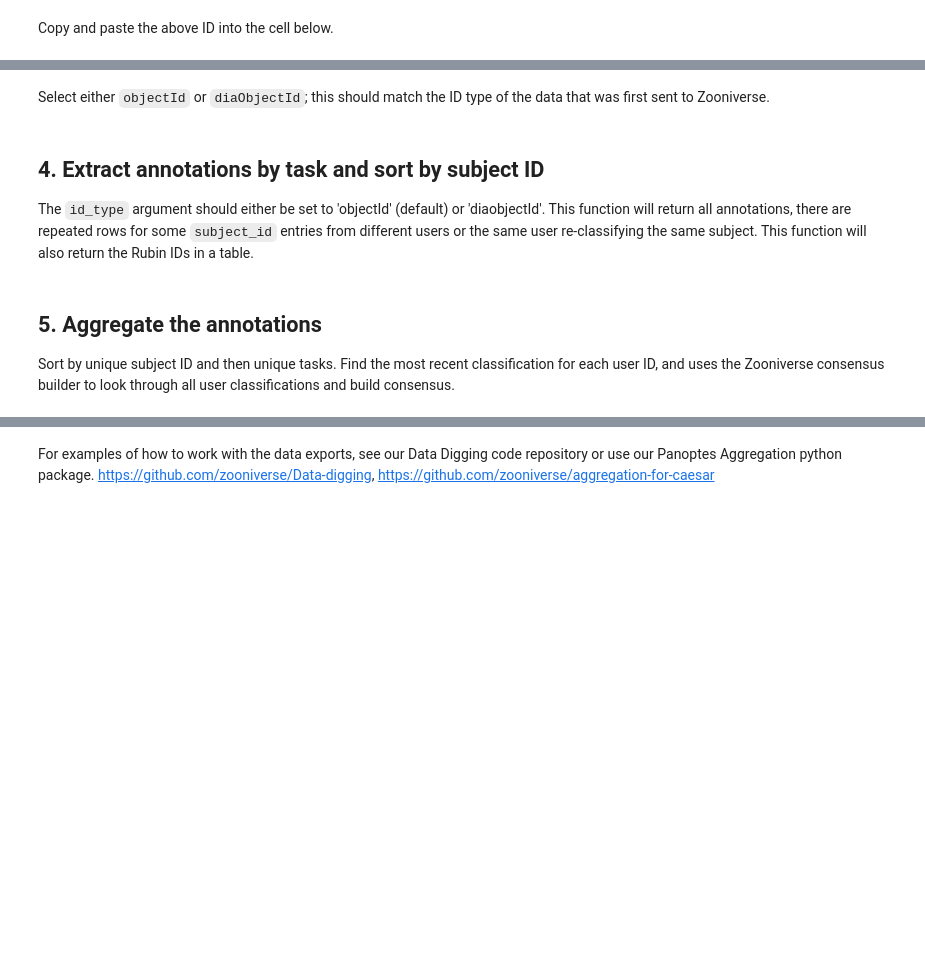
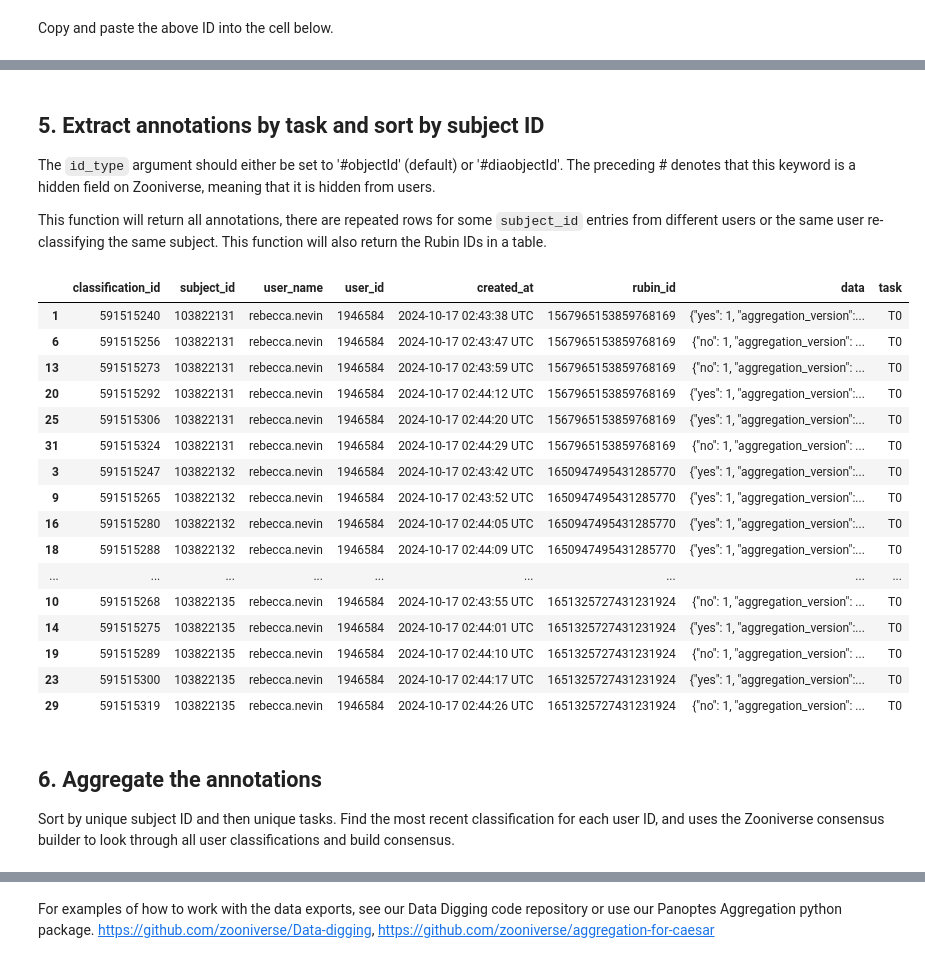
Before and after one commit to lsst-epo/citizen-science-notebooks, a Jupyter notebook: 03_Aggregate_Classifications.ipynb, the cells around one changed output, grey strips where cells are left out. Drawn from its saved outputs; the diff is of its cells as text; code cells hidden in the pictures; blank space fills up the shorter version.

```diff
--- a/03_Aggregate_Classifications.ipynb
+++ b/03_Aggregate_Classifications.ipynb
@@ -325,13 +355,31 @@ classification_data
-# %% [markdown]
-Select either `objectId` or `diaObjectId`; this should match the ID type of the data that was first sent to Zooniverse.
 # %% [markdown]
-## 4. Extract annotations by task and sort by subject ID
-The `id_type` argument should either be set to 'objectId' (default) or 'diaobjectId'. This function will return all annotations, there are repeated rows for some `subject_id` entries from different users or the same user re-classifying the same subject. This function will also return the Rubin IDs in a table.
+## 5. Extract annotations by task and sort by subject ID
+The `id_type` argument should either be set to '#objectId' (default) or '#diaobjectId'. The preceding # denotes that this keyword is a hidden field on Zooniverse, meaning that it is hidden from users.
+
+This function will return all annotations, there are repeated rows for some `subject_id` entries from different users or the same user re-classifying the same subject. This function will also return the Rubin IDs in a table.
 # %%
-extracted_data = extract_data(classification_data, id_type='objectId')
+extracted_data = extract_data(classification_data, id_type='#objectId')
 extracted_data
+# %% [output]
+|  | classification_id | subject_id | user_name | user_id | created_at | rubin_id | data | task |
+| 1 | 591515240 | 103822131 | rebecca.nevin | 1946584 | 2024-10-17 02:43:38 UTC | 1567965153859768169 | {"yes": 1, "aggregation_version":... | T0 |
+| 6 | 591515256 | 103822131 | rebecca.nevin | 1946584 | 2024-10-17 02:43:47 UTC | 1567965153859768169 | {"no": 1, "aggregation_version": ... | T0 |
+| 13 | 591515273 | 103822131 | rebecca.nevin | 1946584 | 2024-10-17 02:43:59 UTC | 1567965153859768169 | {"no": 1, "aggregation_version": ... | T0 |
+| 20 | 591515292 | 103822131 | rebecca.nevin | 1946584 | 2024-10-17 02:44:12 UTC | 1567965153859768169 | {"yes": 1, "aggregation_version":... | T0 |
+| 25 | 591515306 | 103822131 | rebecca.nevin | 1946584 | 2024-10-17 02:44:20 UTC | 1567965153859768169 | {"yes": 1, "aggregation_version":... | T0 |
+| 31 | 591515324 | 103822131 | rebecca.nevin | 1946584 | 2024-10-17 02:44:29 UTC | 1567965153859768169 | {"no": 1, "aggregation_version": ... | T0 |
+| 3 | 591515247 | 103822132 | rebecca.nevin | 1946584 | 2024-10-17 02:43:42 UTC | 1650947495431285770 | {"yes": 1, "aggregation_version":... | T0 |
+| 9 | 591515265 | 103822132 | rebecca.nevin | 1946584 | 2024-10-17 02:43:52 UTC | 1650947495431285770 | {"yes": 1, "aggregation_version":... | T0 |
+| 16 | 591515280 | 103822132 | rebecca.nevin | 1946584 | 2024-10-17 02:44:05 UTC | 1650947495431285770 | {"yes": 1, "aggregation_version":... | T0 |
+| 18 | 591515288 | 103822132 | rebecca.nevin | 1946584 | 2024-10-17 02:44:09 UTC | 1650947495431285770 | {"yes": 1, "aggregation_version":... | T0 |
+| ... | ... | ... | ... | ... | ... | ... | ... | ... |
+| 10 | 591515268 | 103822135 | rebecca.nevin | 1946584 | 2024-10-17 02:43:55 UTC | 1651325727431231924 | {"no": 1, "aggregation_version": ... | T0 |
+| 14 | 591515275 | 103822135 | rebecca.nevin | 1946584 | 2024-10-17 02:44:01 UTC | 1651325727431231924 | {"yes": 1, "aggregation_version":... | T0 |
+| 19 | 591515289 | 103822135 | rebecca.nevin | 1946584 | 2024-10-17 02:44:10 UTC | 1651325727431231924 | {"no": 1, "aggregation_version": ... | T0 |
+| 23 | 591515300 | 103822135 | rebecca.nevin | 1946584 | 2024-10-17 02:44:17 UTC | 1651325727431231924 | {"yes": 1, "aggregation_version":... | T0 |
+| 29 | 591515319 | 103822135 | rebecca.nevin | 1946584 | 2024-10-17 02:44:26 UTC | 1651325727431231924 | {"no": 1, "aggregation_version": ... | T0 |
 # %% [markdown]
-## 5. Aggregate the annotations
+## 6. Aggregate the annotations
 Sort by unique subject ID and then unique tasks. Find the most recent classification for each user ID, and uses the Zooniverse consensus builder to look through all user classifications and build consensus.
 # %%
 aggregated_data = aggregate_data(extracted_data)
```
Also changed, not shown: parts of 13 cells of this notebook.
